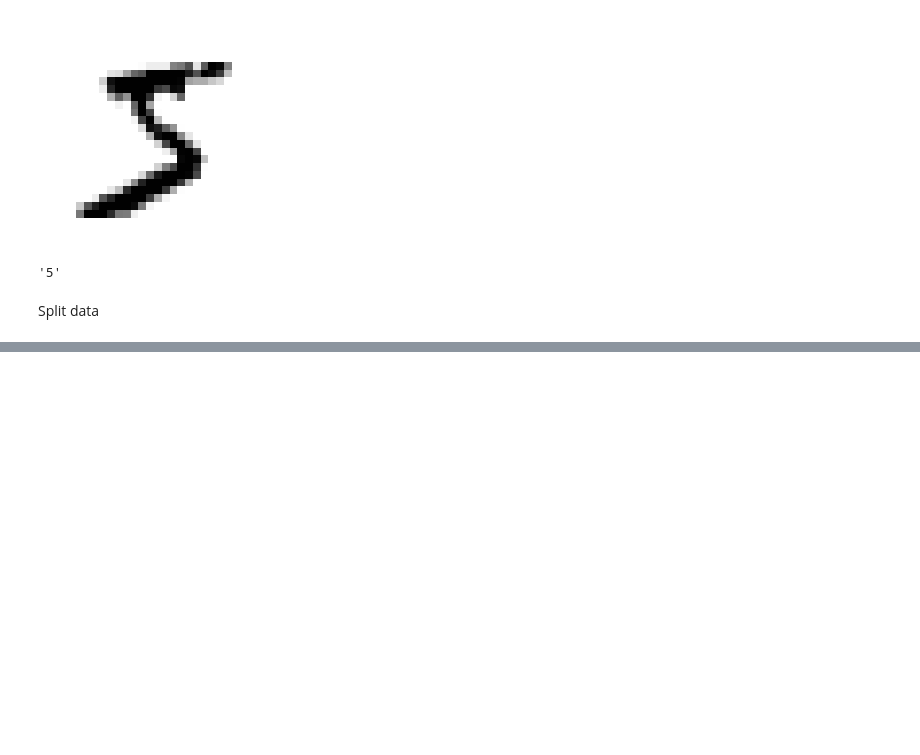
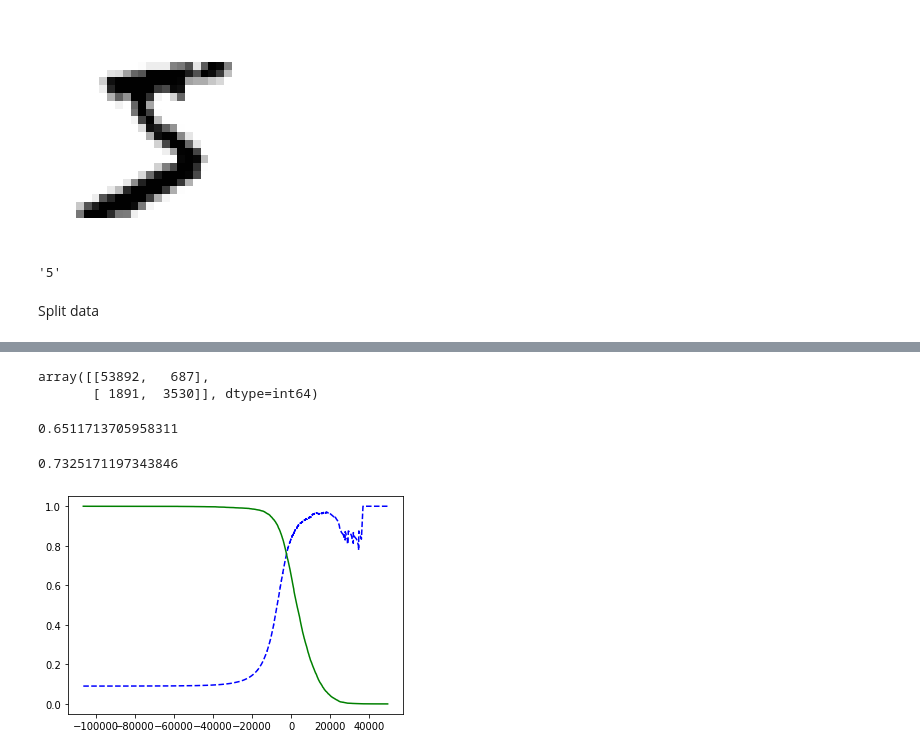
Before and after one commit to AlvaroValdelamar/Hands-On-ML-Projects, a Jupyter notebook: src/MNIST/model.ipynb, the cells around one changed output, grey strips where cells are left out. Saved outputs shown, nothing was run; the diff lists cells and outputs as text; code cells hidden in the pictures; blank space fills up the shorter version.

```diff
--- a/src/MNIST/model.ipynb
+++ b/src/MNIST/model.ipynb
@@ -44,0 +47,8 @@ X_train, X_test, y_train, y_test = X[:60000], X[60000:], y[:60000], y[60000:]
+# %%
+#Let's train a binary classifier than distinguishes for number 5 and non-number 5 digits.
+y_train_5 = (y_train == 5) # True for all 5s, False for all other digits
+y_test_5 = (y_test == 5)
+# %%
+from sklearn.linear_model import SGDClassifier
+sgd_clf = SGDClassifier(random_state=42)
+sgd_clf.fit(X_train, y_train_5)
@@ -44,0 +98,33 @@ X_train, X_test, y_train, y_test = X[:60000], X[60000:], y[:60000], y[60000:]
+# %%
+from sklearn.metrics import confusion_matrix
+confusion_matrix(y_train_5, y_train_pred)
+# %% [output]
+array([[53892,   687],
+       [ 1891,  3530]], dtype=int64)
+# %%
+from sklearn.metrics import precision_score, recall_score
+precision_score(y_train_5, y_train_pred) # 0.8370879772350012
+
+recall_score(y_train_5, y_train_pred) # 0.6511713705958311
+# %% [output]
+0.6511713705958311
+# %%
+from sklearn.metrics import f1_score
+f1_score(y_train_5, y_train_pred)
+# %% [output]
+0.7325171197343846
+# %%
+y_scores = cross_val_predict(sgd_clf, X_train, y_train_5, cv=3,
+                method="decision_function")
+# %%
+from sklearn.metrics import precision_recall_curve
+precisions, recalls, thresholds = precision_recall_curve(y_train_5, y_scores)
+# %%
+def plot_precision_recall_vs_threshold(precisions, recalls, thresholds):
+    plt.plot(thresholds, precisions[:-1], "b--", label="Precision")
+    plt.plot(thresholds, recalls[:-1], "g-", label="Recall")
+
+plot_precision_recall_vs_threshold(precisions, recalls, thresholds)
+plt.show()
+# %% [output]
+[figure, added]
```
Also changed, not shown: parts of 32 cells of this notebook.
